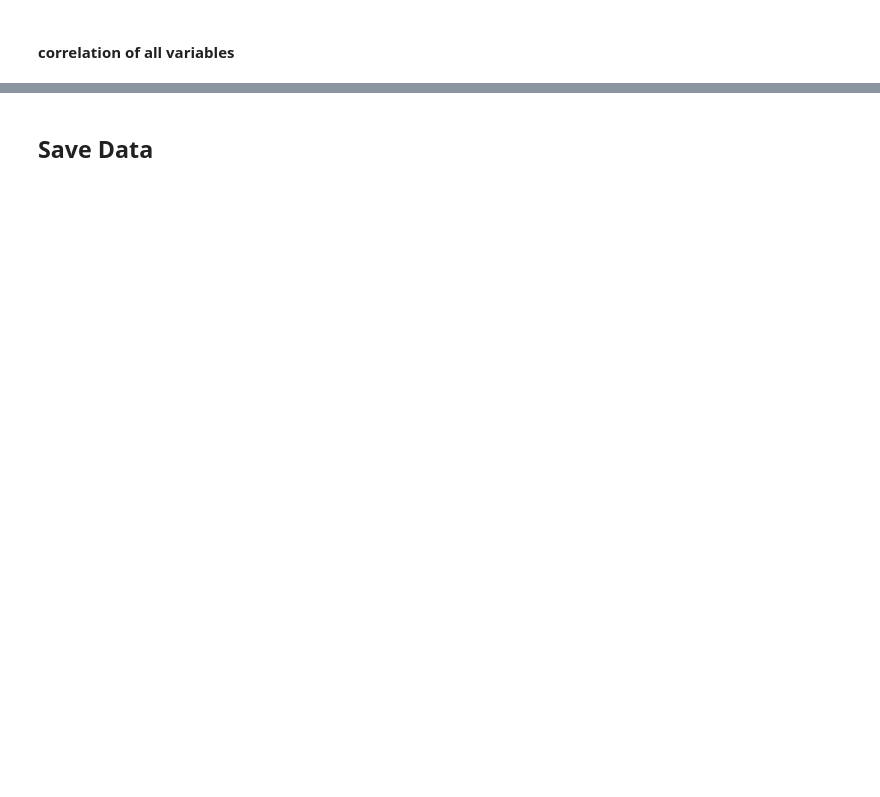
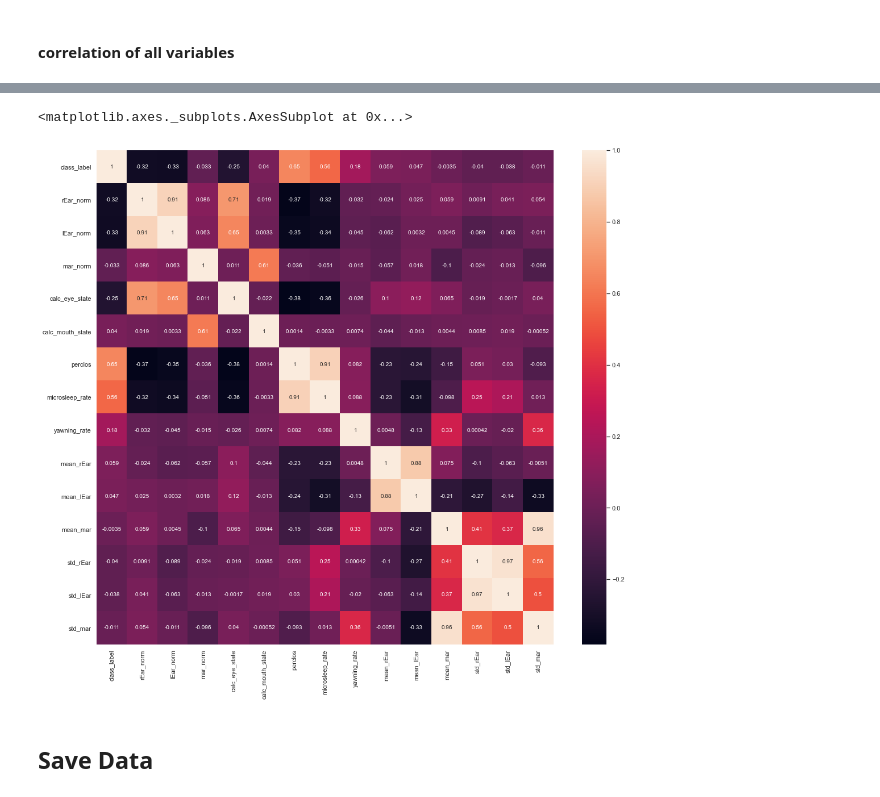
Before and after one commit to Arkoes07/skripsi-machine-learning, a Jupyter notebook: explore_and_wrangling.ipynb, the cells around one changed output, grey strips where cells are left out. Saved outputs shown, nothing was run; the diff lists cells and outputs as text; code cells hidden in the pictures; blank space fills up the shorter version.

```diff
--- a/explore_and_wrangling.ipynb
+++ b/explore_and_wrangling.ipynb
@@ -456,2 +473,3 @@ Wall time: 2min 35s
 # %%
 df_aggregate = pd.concat(aggregates)
+df_aggregate_identical_fps = pd.concat(aggregates_identical_fps)
@@ -524,3 +554,8 @@ sns.heatmap(df_result[df_result.columns[1:]] .corr(), annot=True, annot_kws={'si
+# %%
+sns.heatmap(df_result_identical_fps[df_result_identical_fps.columns[2:]] .corr(), annot=True, annot_kws={'size':10})
+# %% [output]
+<matplotlib.axes._subplots.AxesSubplot at 0x...>
+[figure, added]
 # %% [markdown]
 ## Save Data
 # %%
```
Also changed, not shown: parts of 15 cells of this notebook, 2 other files.
